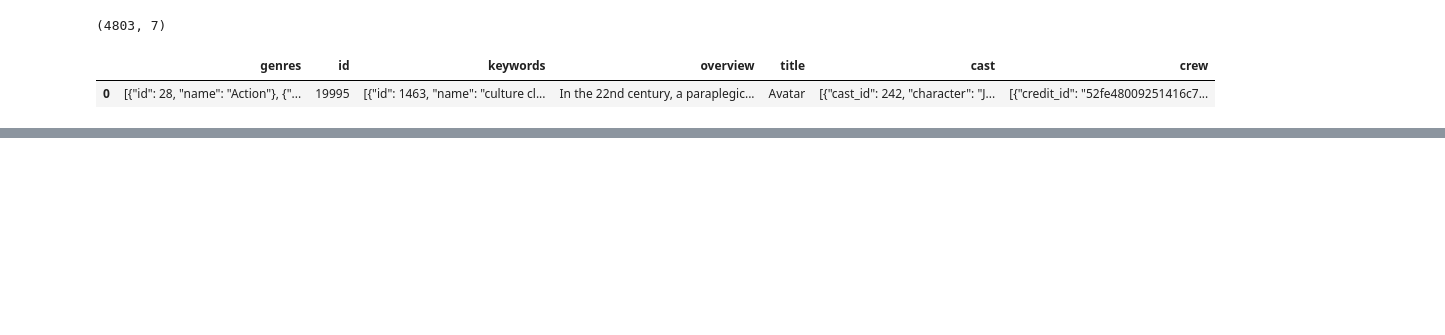
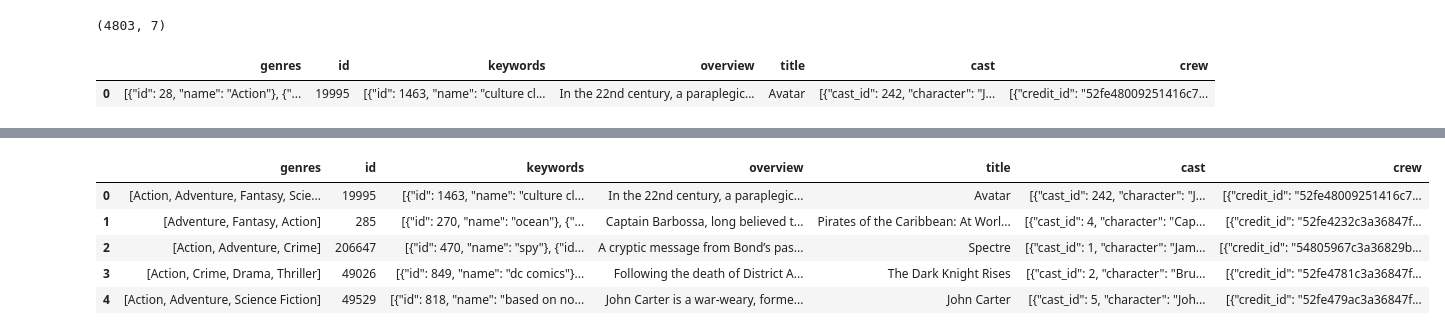
Before and after one commit to prabal-k/Movie_Recomendor_System, a Jupyter notebook: Untitled.ipynb, the cells around one changed output, grey strips where cells are left out. Saved outputs shown, nothing was run; the diff lists cells and outputs as text; code cells hidden in the pictures; blank space fills up the shorter version.

Commit message:
Learnt to use ast.literal_eval() to convert a string to list

```diff
--- a/Untitled.ipynb
+++ b/Untitled.ipynb
@@ -107,0 +166,21 @@ movie_df.head(1)
+# %%
+# Here the genres column (i.e obj when genres is passed to function) is a string data type ..but we want to iterative through it to
+# extarct the name in genres ..so in order to convert the string to list we use ast.literal_eval
+import ast
+def convert (obj):
+    l=[]
+    for i in ast.literal_eval(obj):
+        l.append(i['name'])
+
+    return l
+# %%
+movie_df['genres']=movie_df['genres'].apply(convert)
+# %%
+movie_df.head()
+# %% [output]
+|  | genres | id | keywords | overview | title | cast | crew |
+| 0 | [Action, Adventure, Fantasy, Scie... | 19995 | [{"id": 1463, "name": "culture cl... | In the 22nd century, a paraplegic... | Avatar | [{"cast_id": 242, "character": "J... | [{"credit_id": "52fe48009251416c7... |
+| 1 | [Adventure, Fantasy, Action] | 285 | [{"id": 270, "name": "ocean"}, {"... | Captain Barbossa, long believed t... | Pirates of the Caribbean: At Worl... | [{"cast_id": 4, "character": "Cap... | [{"credit_id": "52fe4232c3a36847f... |
+| 2 | [Action, Adventure, Crime] | 206647 | [{"id": 470, "name": "spy"}, {"id... | A cryptic message from Bond’s pas... | Spectre | [{"cast_id": 1, "character": "Jam... | [{"credit_id": "54805967c3a36829b... |
+| 3 | [Action, Crime, Drama, Thriller] | 49026 | [{"id": 849, "name": "dc comics"}... | Following the death of District A... | The Dark Knight Rises | [{"cast_id": 2, "character": "Bru... | [{"credit_id": "52fe4781c3a36847f... |
+| 4 | [Action, Adventure, Science Fiction] | 49529 | [{"id": 818, "name": "based on no... | John Carter is a war-weary, forme... | John Carter | [{"cast_id": 5, "character": "Joh... | [{"credit_id": "52fe479ac3a36847f... |
```
Also changed, not shown: parts of 11 cells of this notebook.
